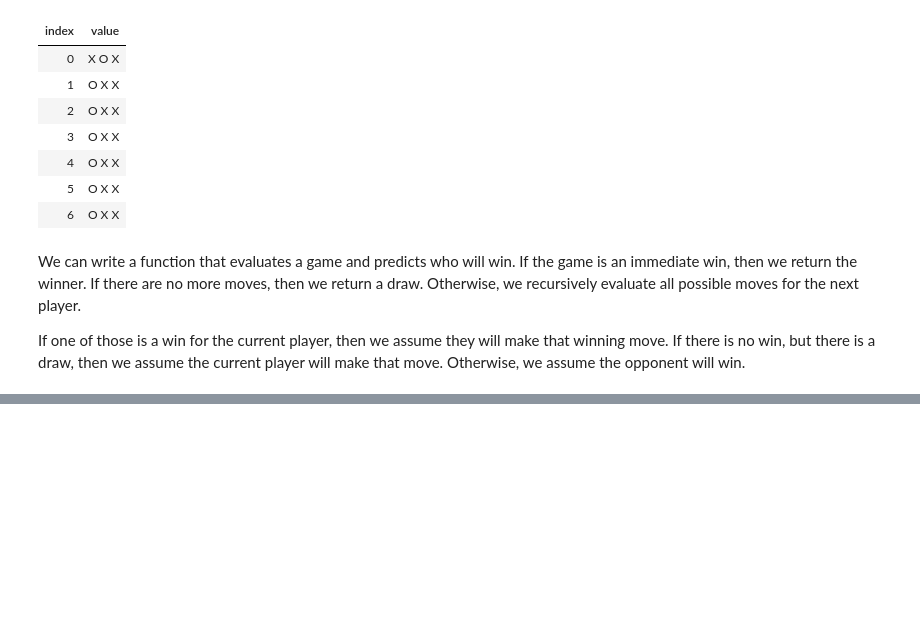
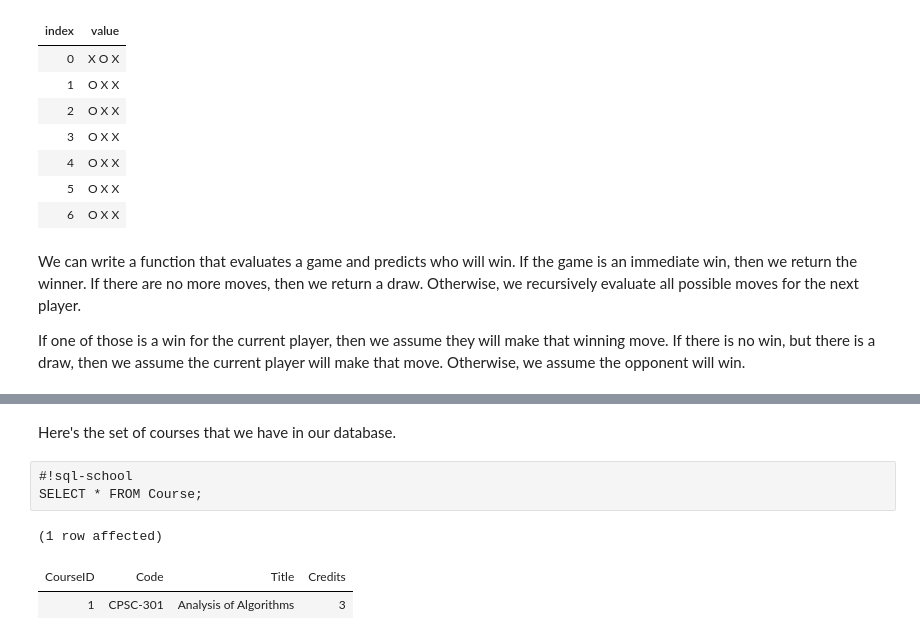
Before and after one commit to michaellperry/Immutability, a Jupyter notebook: Immutability.ipynb, the cells around one changed output, grey strips where cells are left out. Saved outputs shown, nothing was run; the diff lists cells and outputs as text; blank space fills up the shorter version.

```diff
--- a/Immutability.ipynb
+++ b/Immutability.ipynb
@@ -162,0 +200,9 @@ game.EmptySquares.Select(square => game.Play(square))
+# %% [markdown]
+Here's the set of courses that we have in our database.
+# %%
+#!sql-school
+SELECT * FROM Course;
+# %% [output]
+(1 row affected)
+| CourseID | Code | Title | Credits |
+| 1 | CPSC-301 | Analysis of Algorithms | 3 |
```
Also changed, not shown: parts of 37 cells of this notebook.
